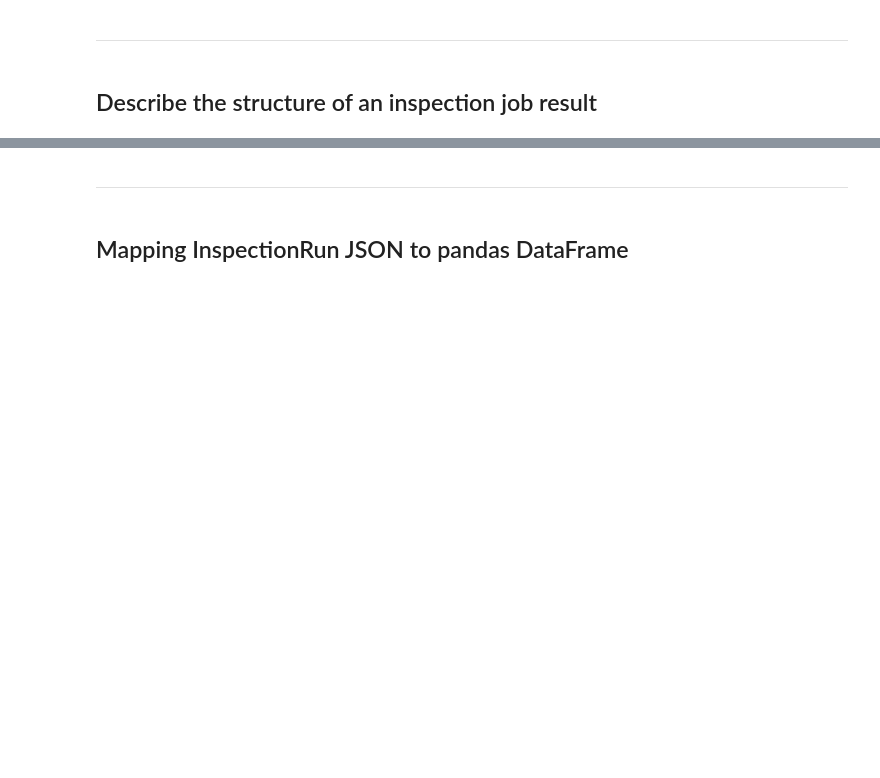
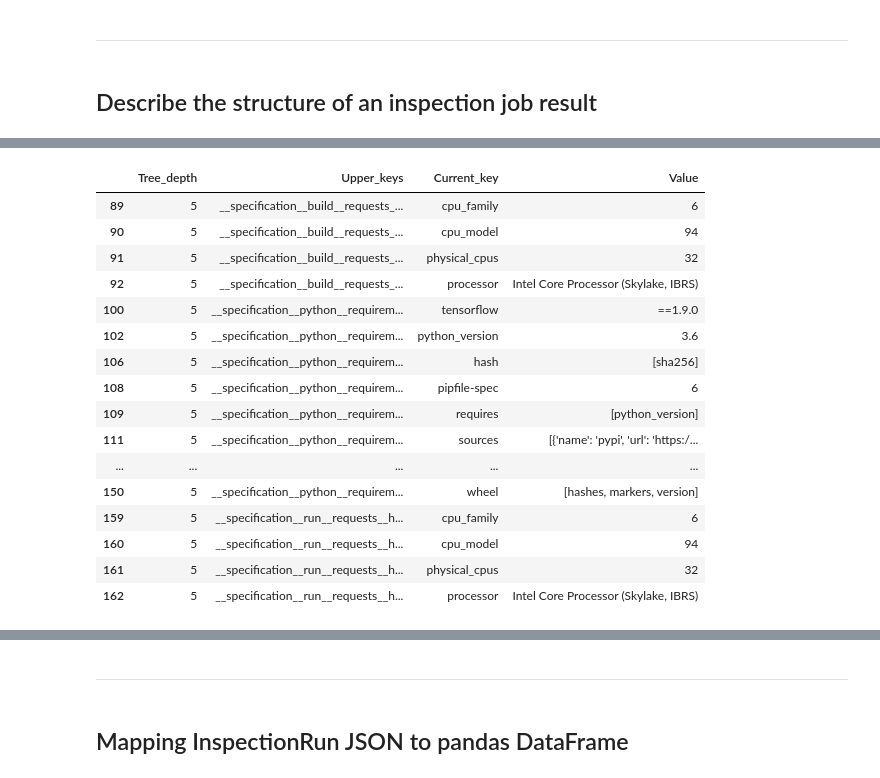
Before and after one commit to thoth-station/notebooks, a Jupyter notebook: notebooks/development/Amun InspectionRun Analysis .ipynb, the cells around one changed output, grey strips where cells are left out. Saved outputs shown, nothing was run; the diff lists cells and outputs as text; code cells hidden in the pictures; blank space fills up the shorter version.

```diff
--- a/notebooks/development/Amun InspectionRun Analysis .ipynb
+++ b/notebooks/development/Amun InspectionRun Analysis .ipynb
@@ -61,0 +166,20 @@ inspection_store.connect()
+# %%
+filter_dataframe(df, 5)
+# %% [output]
+|  | Tree_depth | Upper_keys | Current_key | Value |
+| 89 | 5 | __specification__build__requests_... | cpu_family | 6 |
+| 90 | 5 | __specification__build__requests_... | cpu_model | 94 |
+| 91 | 5 | __specification__build__requests_... | physical_cpus | 32 |
+| 92 | 5 | __specification__build__requests_... | processor | Intel Core Processor (Skylake, IBRS) |
+| 100 | 5 | __specification__python__requirem... | tensorflow | ==1.9.0 |
+| 102 | 5 | __specification__python__requirem... | python_version | 3.6 |
+| 106 | 5 | __specification__python__requirem... | hash | [sha256] |
+| 108 | 5 | __specification__python__requirem... | pipfile-spec | 6 |
+| 109 | 5 | __specification__python__requirem... | requires | [python_version] |
+| 111 | 5 | __specification__python__requirem... | sources | [{'name': 'pypi', 'url': 'https:/... |
+| ... | ... | ... | ... | ... |
+| 150 | 5 | __specification__python__requirem... | wheel | [hashes, markers, version] |
+| 159 | 5 | __specification__run__requests__h... | cpu_family | 6 |
+| 160 | 5 | __specification__run__requests__h... | cpu_model | 94 |
+| 161 | 5 | __specification__run__requests__h... | physical_cpus | 32 |
+| 162 | 5 | __specification__run__requests__h... | processor | Intel Core Processor (Skylake, IBRS) |
```
Also changed, not shown: parts of 10 cells of this notebook, 1 other file.
